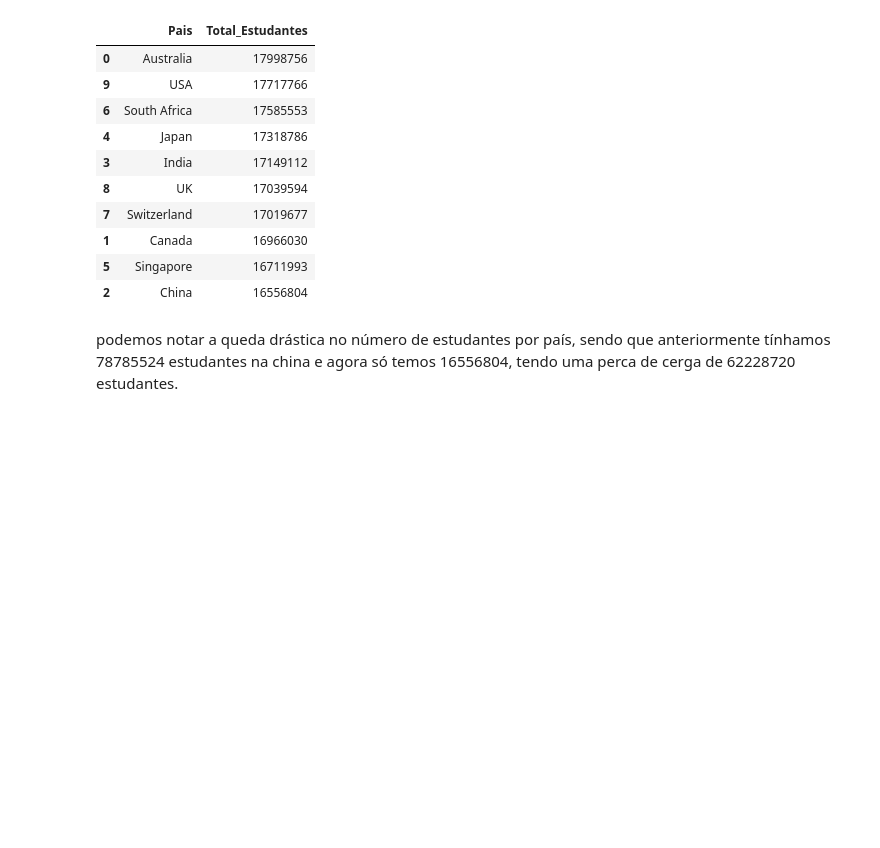
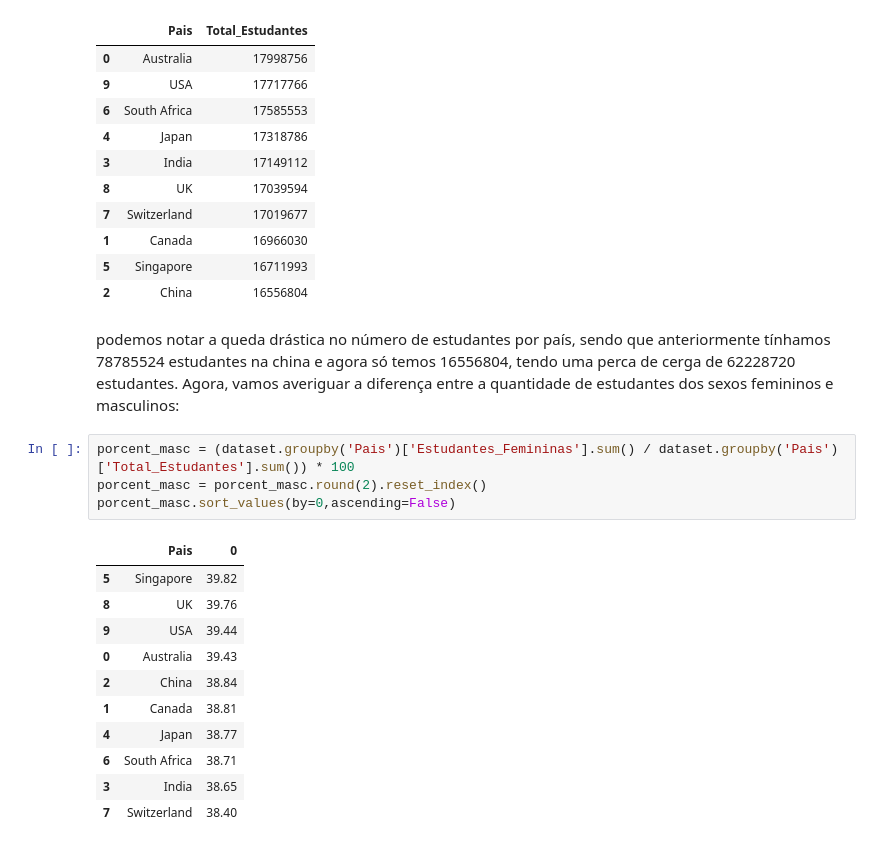
Before and after one commit to BruninSouza/Analise-Faculdades-Globais, a Jupyter notebook: analise.ipynb, the cells around one changed output. Drawn from its saved outputs; the diff is of its cells as text; blank space fills up the shorter version.

```diff
--- a/analise.ipynb
+++ b/analise.ipynb
@@ -211,4 +213,20 @@ qtd_estud_pais.sort_values(by='Total_Estudantes',ascending=False)
 | 5 | Singapore | 16711993 |
 | 2 | China | 16556804 |
 # %% [markdown]
-podemos notar a queda drástica no número de estudantes por país, sendo que anteriormente tínhamos 78785524 estudantes na china e agora só temos 16556804, tendo uma perca de cerga de 62228720 estudantes.
+podemos notar a queda drástica no número de estudantes por país, sendo que anteriormente tínhamos 78785524 estudantes na china e agora só temos 16556804, tendo uma perca de cerga de 62228720 estudantes. Agora, vamos averiguar a diferença entre a quantidade de estudantes dos sexos femininos e masculinos:
+# %%
+porcent_masc = (dataset.groupby('Pais')['Estudantes_Femininas'].sum() / dataset.groupby('Pais')['Total_Estudantes'].sum()) * 100
+porcent_masc = porcent_masc.round(2).reset_index()
+porcent_masc.sort_values(by=0,ascending=False)
+# %% [output]
+|  | Pais | 0 |
+| 5 | Singapore | 39.82 |
+| 8 | UK | 39.76 |
+| 9 | USA | 39.44 |
+| 0 | Australia | 39.43 |
+| 2 | China | 38.84 |
+| 1 | Canada | 38.81 |
+| 4 | Japan | 38.77 |
+| 6 | South Africa | 38.71 |
+| 3 | India | 38.65 |
+| 7 | Switzerland | 38.40 |
```
Also changed, not shown: parts of 19 cells of this notebook.
